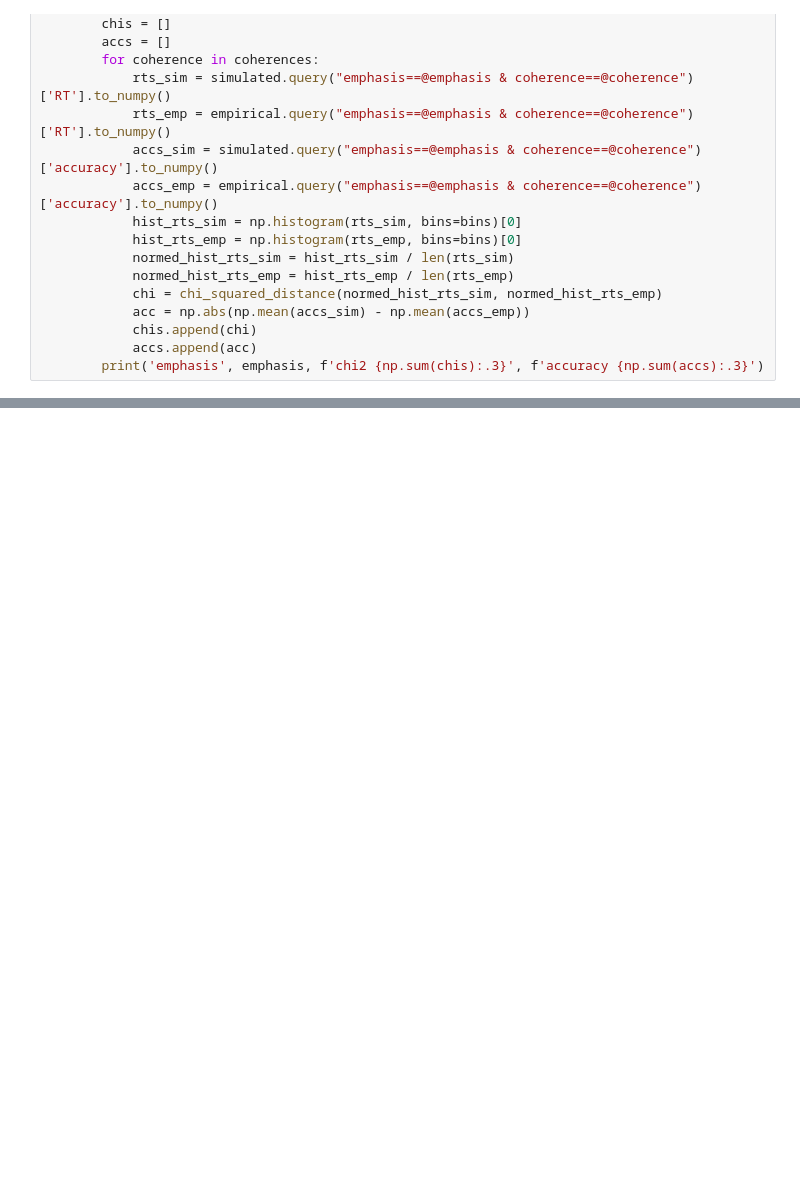
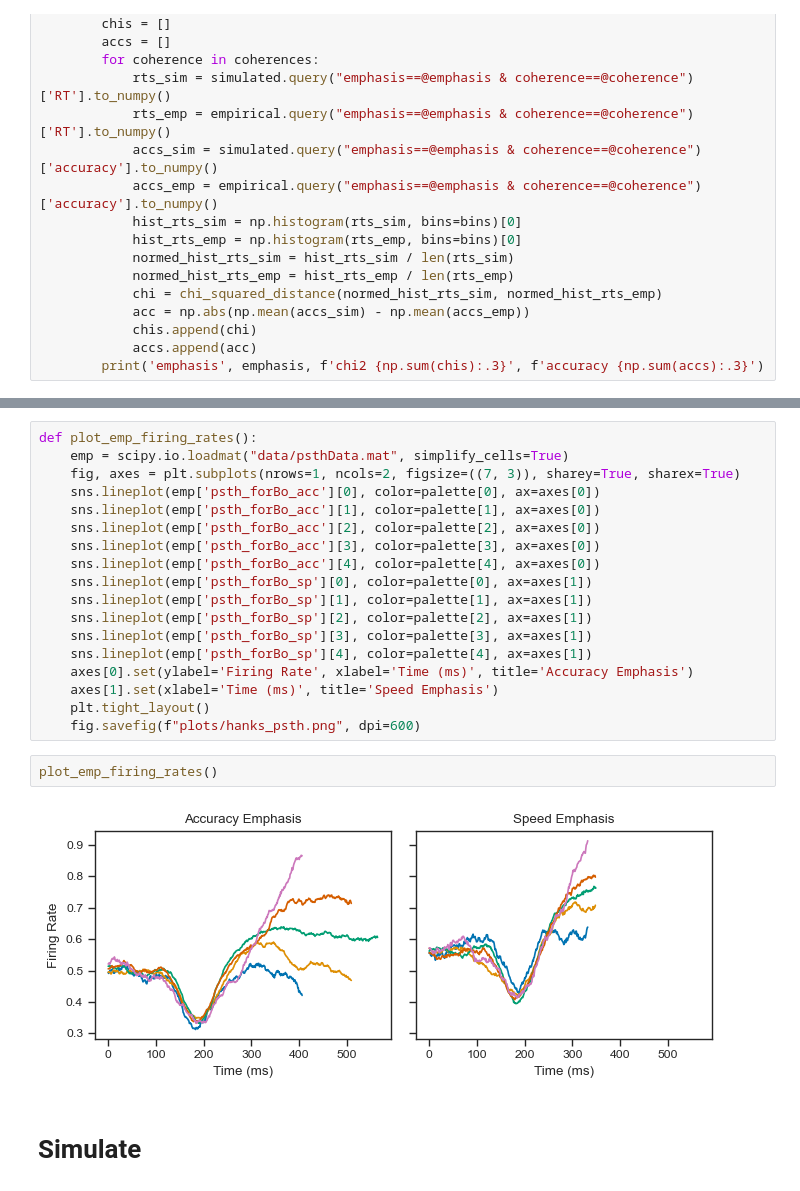
Before and after one commit to psipeter/speed-accuracy-tradeoff, a Jupyter notebook: hanks_compare.ipynb, the cells around one changed output, grey strips where cells are left out. Saved outputs shown, nothing was run; the diff lists cells and outputs as text; blank space fills up the shorter version.

```diff
--- a/hanks_compare.ipynb
+++ b/hanks_compare.ipynb
@@ -160 +98,25 @@ def get_error(simulated, empirical, coherences, emphases, bins):
+# %%
+def plot_emp_firing_rates():
+    emp = scipy.io.loadmat("data/psthData.mat", simplify_cells=True)
+    fig, axes = plt.subplots(nrows=1, ncols=2, figsize=((7, 3)), sharey=True, sharex=True)
+    sns.lineplot(emp['psth_forBo_acc'][0], color=palette[0], ax=axes[0])
+    sns.lineplot(emp['psth_forBo_acc'][1], color=palette[1], ax=axes[0])
+    sns.lineplot(emp['psth_forBo_acc'][2], color=palette[2], ax=axes[0])
+    sns.lineplot(emp['psth_forBo_acc'][3], color=palette[3], ax=axes[0])
+    sns.lineplot(emp['psth_forBo_acc'][4], color=palette[4], ax=axes[0])
+    sns.lineplot(emp['psth_forBo_sp'][0], color=palette[0], ax=axes[1])
+    sns.lineplot(emp['psth_forBo_sp'][1], color=palette[1], ax=axes[1])
+    sns.lineplot(emp['psth_forBo_sp'][2], color=palette[2], ax=axes[1])
+    sns.lineplot(emp['psth_forBo_sp'][3], color=palette[3], ax=axes[1])
+    sns.lineplot(emp['psth_forBo_sp'][4], color=palette[4], ax=axes[1])
+    axes[0].set(ylabel='Firing Rate', xlabel='Time (ms)', title='Accuracy Emphasis')
+    axes[1].set(xlabel='Time (ms)', title='Speed Emphasis')
+    plt.tight_layout()
+    fig.savefig(f"plots/hanks_psth.png", dpi=600)
+# %%
+plot_emp_firing_rates()
+# %% [output]
+[figure, added]
+# %% [markdown]
+# Simulate
 # %%
```
Also changed, not shown: parts of 30 cells of this notebook, 4 other files.
